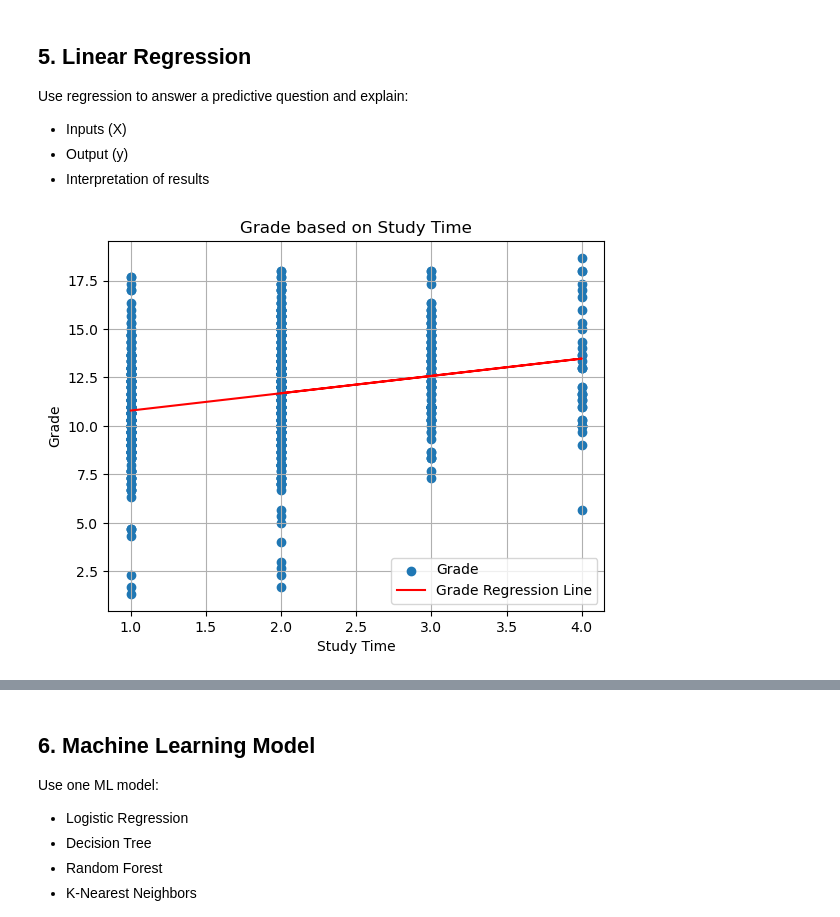
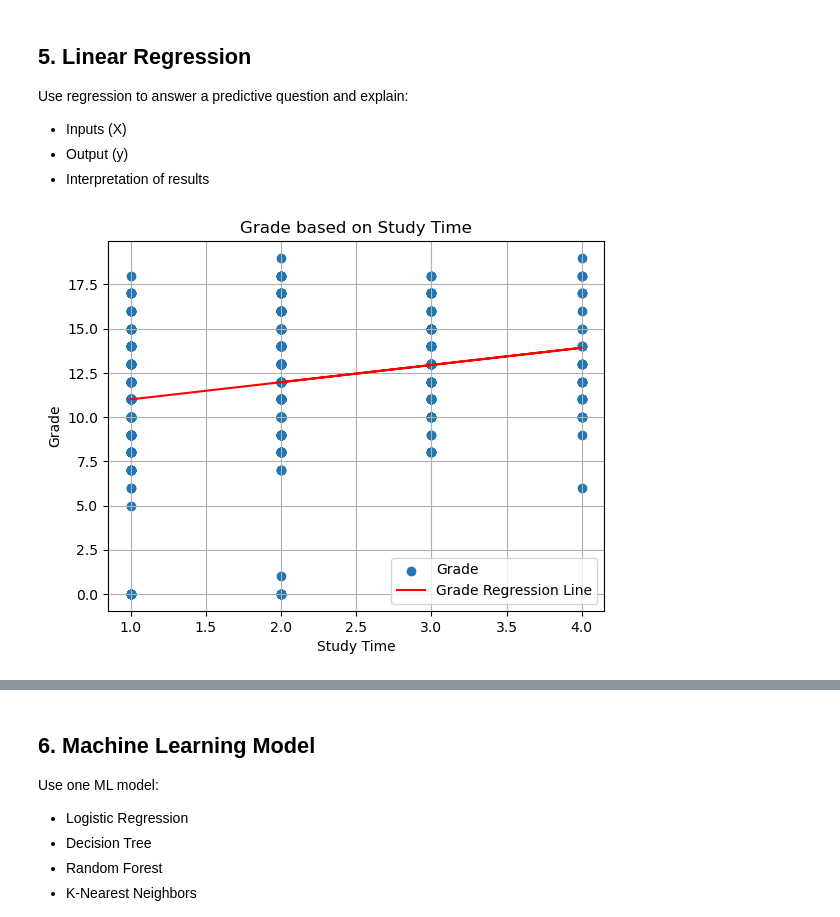
Before and after one commit to VPL1000/CSE-532-Project, a Jupyter notebook: CSE532Project.ipynb, the cells around one changed output, grey strips where cells are left out. Saved outputs shown, nothing was run; the diff lists cells and outputs as text; code cells hidden in the pictures.

```diff
--- a/CSE532Project.ipynb
+++ b/CSE532Project.ipynb
@@ -49,8 +49,10 @@ G3            0
 dtype: int64
 # %%
 #Average grades column
-df['Average_Grade'] = round(((df['G1'] + df['G2'] + df['G3']) / 3), 2)
+#df['Average_Grade'] = round(((df['G1'] + df['G2'] + df['G3']) / 3), 2)
 
+#print(df)
+#df.drop('Average_Grade', axis=1, inplace=True)
 print(df)
 # %% [output]
     school sex  age address famsize Pstatus  Medu  Fedu      Mjob      Fjob  \
@@ -196,17 +243,17 @@ Use regression to answer a predictive question and explain:
 - Output (y)
 - Interpretation of results
 # %%
-g = np.array(df['Average_Grade'])
+g = np.array(df['G3'])
 st = np.array(df['studytime'])
 g_reg = stats.linregress(st, g)
 
 plt.scatter(st, g, label='Grade')
 plt.plot(st, g_reg.slope*st+g_reg.intercept, label='Grade Regression Line', color = 'red')
 plt.title('Grade based on Study Time')
 plt.xlabel('Study Time')
 plt.ylabel('Grade')
 plt.legend()
 plt.grid(True)
 plt.show()
 # %% [output]
-[figure, old version]
+[figure, new version]
```
Also changed, not shown: parts of 9 cells of this notebook.
